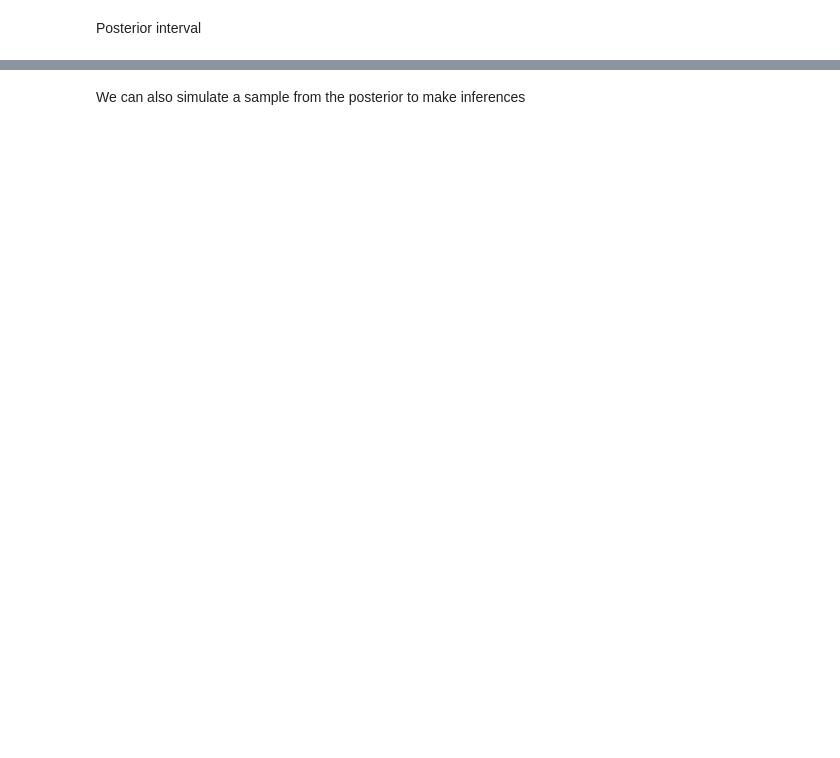
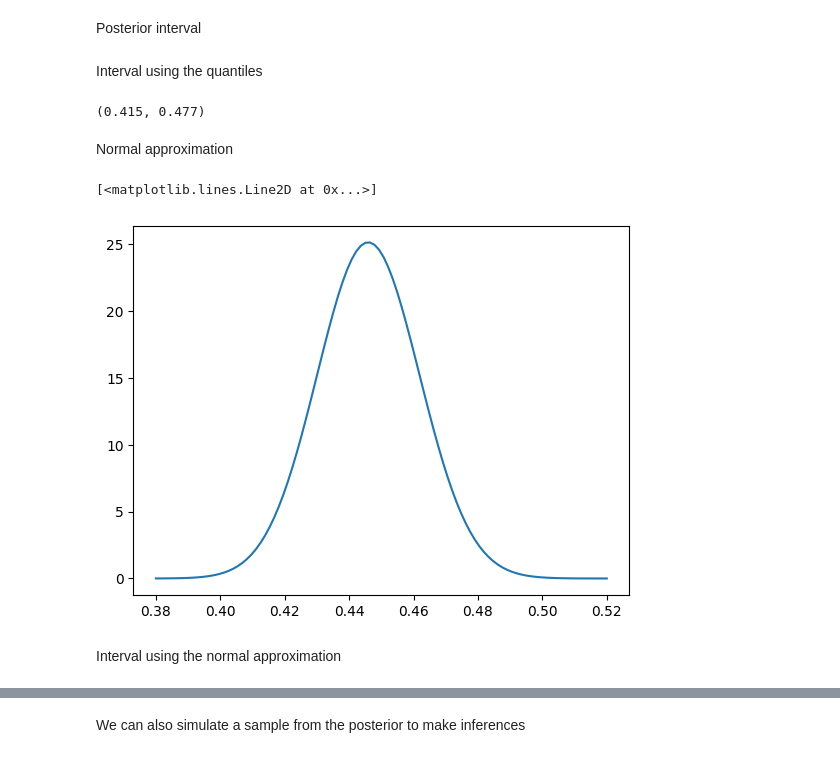
Before and after one commit to IrvingGomez/BayesianStatistics, a Jupyter notebook: Codes/01_DiseaseBirthAndCellsExample.ipynb, the cells around one changed output, grey strips where cells are left out. Drawn from its saved outputs; the diff is of its cells as text; code cells hidden in the pictures; blank space fills up the shorter version.

```diff
--- a/Codes/01_DiseaseBirthAndCellsExample.ipynb
+++ b/Codes/01_DiseaseBirthAndCellsExample.ipynb
@@ -61,5 +61,24 @@ beta.mean(fem_births+1, births-fem_births+1).round(3)
 # %% [markdown]
 Posterior interval
+# %% [markdown]
+Interval using the quantiles
+# %%
+LowInterval = beta.ppf(0.025, fem_births+1, births-fem_births+1)
+UppInterval = beta.ppf(0.975, fem_births+1, births-fem_births+1)
+
+round(LowInterval,3), round(UppInterval,3)
+# %% [output]
+(0.415, 0.477)
+# %% [markdown]
+Normal approximation
+# %%
+ThetaVect = np.linspace(0.38, 0.52, 100)
+plt.plot(ThetaVect, beta.pdf(ThetaVect, fem_births+1, births-fem_births+1))
+# %% [output]
+[<matplotlib.lines.Line2D at 0x...>]
+[figure, added]
+# %% [markdown]
+Interval using the normal approximation
 # %%
 LowInterval = beta.mean(fem_births+1, births-fem_births+1) - 2 * beta.std(fem_births+1, births-fem_births+1)
 UppInterval = beta.mean(fem_births+1, births-fem_births+1) + 2 * beta.std(fem_births+1, births-fem_births+1)
```
Also changed, not shown: parts of 8 cells of this notebook, 1 other file.
